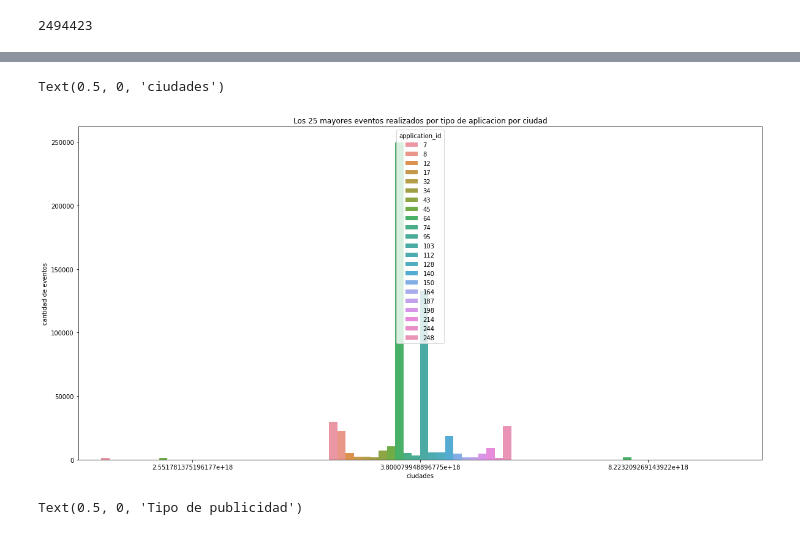
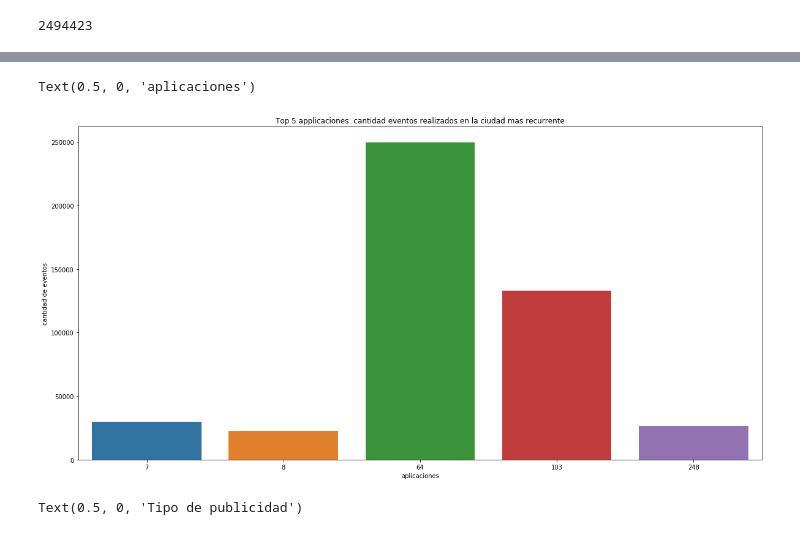
Before and after one commit to Elianagam/orgaDatosTp1, a Jupyter notebook: prueba_events.ipynb, the cells around one changed output, grey strips where cells are left out. Cells and saved outputs as stored; diff of their text form; code cells hidden in the pictures.

Commit message:
graficos events

```diff
--- a/prueba_events.ipynb
+++ b/prueba_events.ipynb
@@ -48,21 +48,20 @@ events.head().T
 | hour | 0 | 0 | 0 | 0 | 21 |
 | day | 5 | 5 | 5 | 5 | 9 |
 # %%
-events_city_app = events.loc[:,['device_city', 'application_id']]
-events_city_app.insert(loc = 2, column = 'cant', value = 1)
-events_city_app = events_city_app.groupby(['device_city', 'application_id']).agg('sum').nlargest(25, 'cant').reset_index()
-#events_city_app
+top_city = [x for x in events['device_city'].value_counts().head(1).keys()]
+
+events_city_app = events.loc[events['device_city'].isin(top_city), ['application_id']].reset_index()
+events_city_app.insert(loc = 1, column = 'cant', value = 1)
+events_city_app = events_city_app.groupby(['application_id']).agg('sum').nlargest(5, 'cant').reset_index()
+
 plt.figure(figsize=(20,10))
-graph_city_app_events = sns.barplot (x=events_city_app['device_city'], y=events_city_app['cant'], data = events_city_app,\
-                                       hue=events_city_app['application_id'])
-graph_city_app_events.set_title("Los 25 mayores eventos realizados por tipo de aplicacion por ciudad")
+graph_city_app_events = sns.barplot (x=events_city_app['application_id'], y=events_city_app['cant'], data = events_city_app)
+graph_city_app_events.set_title("Top 5 applicaciones: cantidad eventos realizados en la ciudad mas recurrente")
 graph_city_app_events.set_ylabel("cantidad de eventos")
-graph_city_app_events.set_xlabel("ciudades")
-
-#graph_city_app_events
+graph_city_app_events.set_xlabel("aplicaciones")
 # %% [output]
-Text(0.5, 0, 'ciudades')
+Text(0.5, 0, 'aplicaciones')
-[figure, old version]
+[figure, new version]
 # %%
 events_atributed_ref_type = events.loc[events['attributed'] == True, ['ref_type']]
 
```
Also changed, not shown: parts of 6 cells of this notebook, 1 other file.
